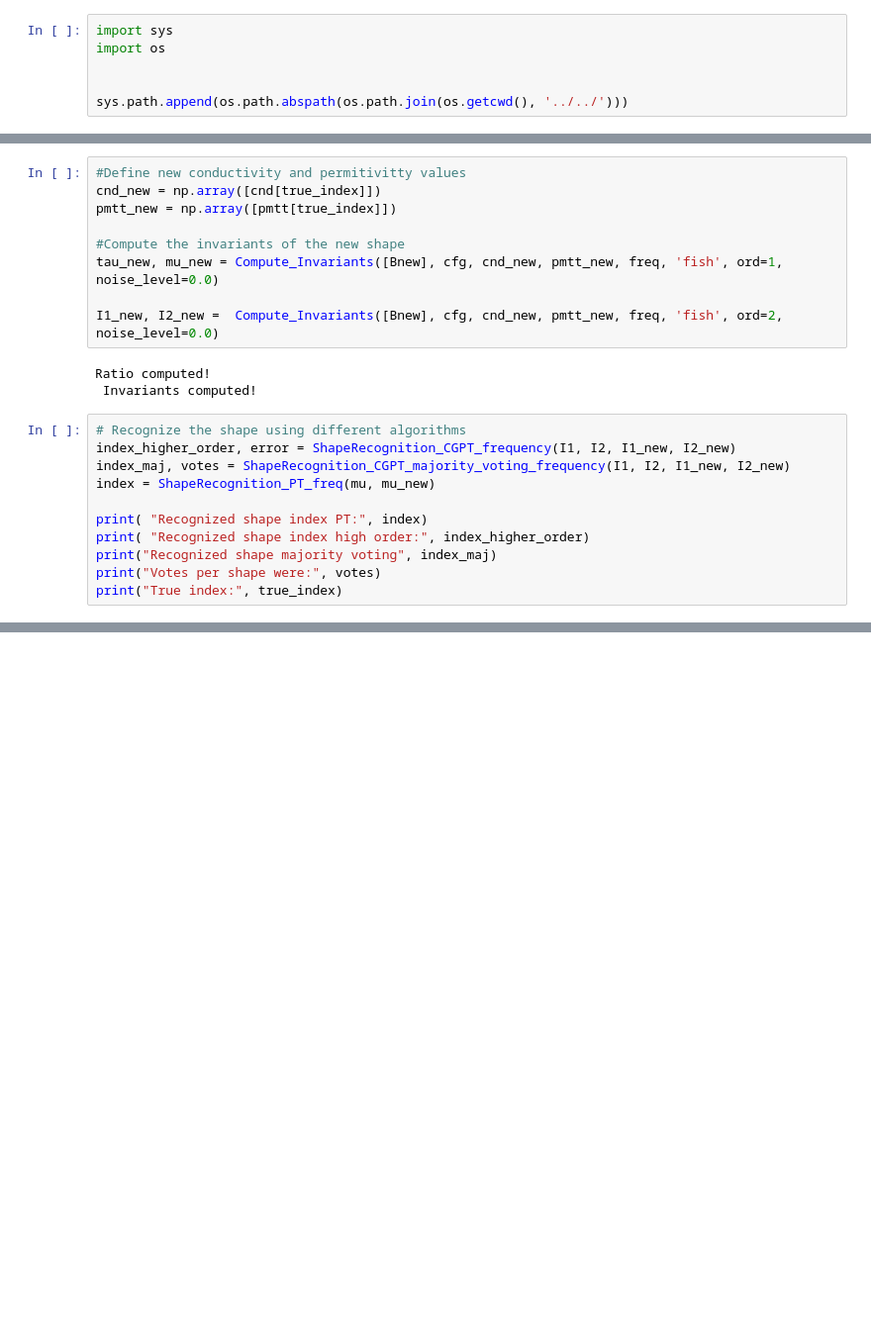
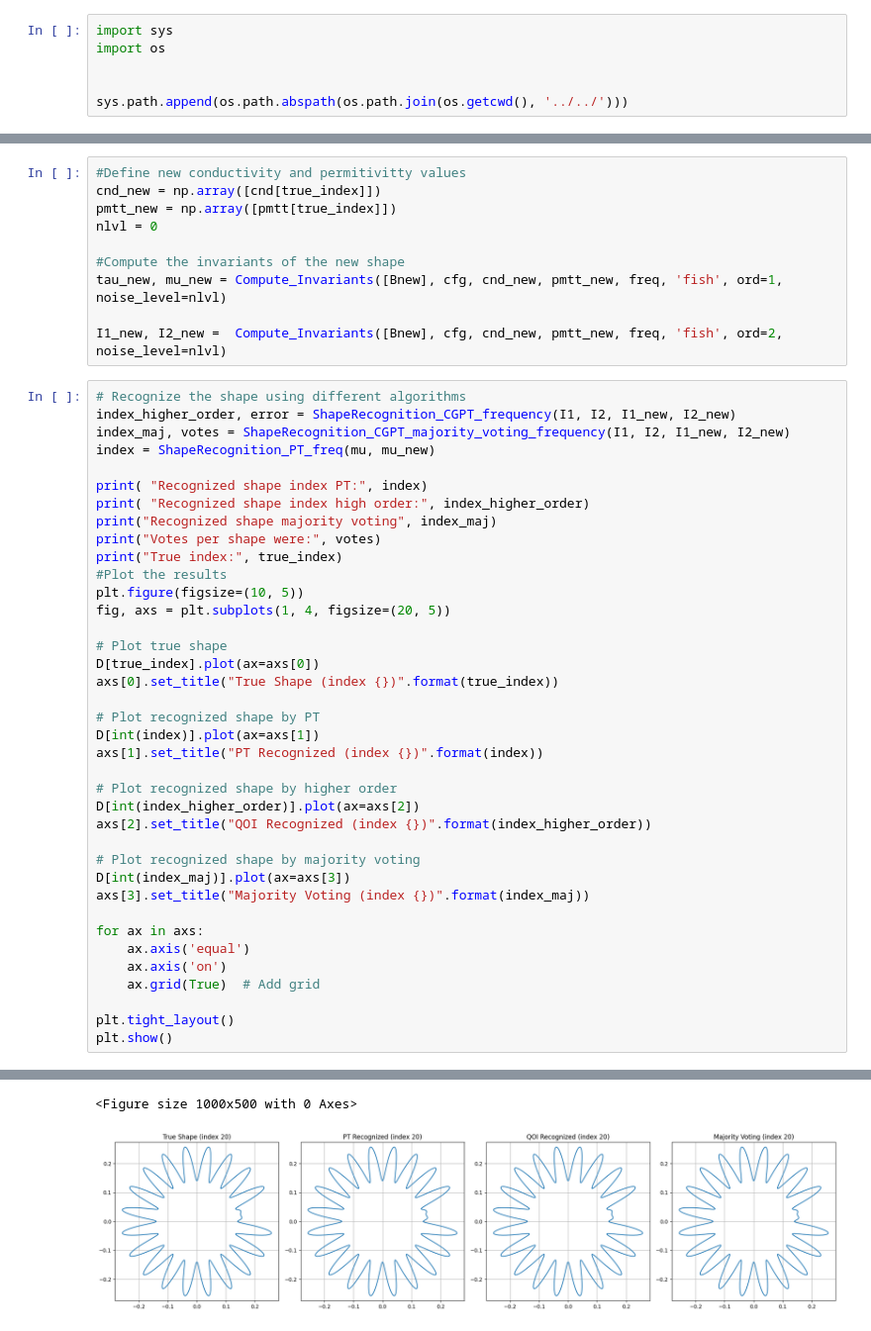
Before and after one commit to Ukechh/SIES_Python_version, a Jupyter notebook: demo/Electric_Fish/demo_shape_recognition_jupyter.ipynb, the cells around one changed output, grey strips where cells are left out. Shown at 99% size. Cells and saved outputs as stored; diff of their text form; blank space fills up the shorter version.

```diff
--- a/demo/Electric_Fish/demo_shape_recognition_jupyter.ipynb
+++ b/demo/Electric_Fish/demo_shape_recognition_jupyter.ipynb
@@ -106,14 +118,12 @@ plt.show()
 #Define new conductivity and permitivitty values
 cnd_new = np.array([cnd[true_index]])
 pmtt_new = np.array([pmtt[true_index]])
+nlvl = 0
 
 #Compute the invariants of the new shape
-tau_new, mu_new = Compute_Invariants([Bnew], cfg, cnd_new, pmtt_new, freq, 'fish', ord=1, noise_level=0.0)
+tau_new, mu_new = Compute_Invariants([Bnew], cfg, cnd_new, pmtt_new, freq, 'fish', ord=1, noise_level=nlvl)
 
-I1_new, I2_new =  Compute_Invariants([Bnew], cfg, cnd_new, pmtt_new, freq, 'fish', ord=2, noise_level=0.0)
+I1_new, I2_new =  Compute_Invariants([Bnew], cfg, cnd_new, pmtt_new, freq, 'fish', ord=2, noise_level=nlvl)
-# %% [output]
-Ratio computed!
- Invariants computed!
 # %%
 # Recognize the shape using different algorithms
 index_higher_order, error = ShapeRecognition_CGPT_frequency(I1, I2, I1_new, I2_new)
@@ -125,4 +135,31 @@ print( "Recognized shape index high order:", index_higher_order)
 print("Recognized shape majority voting", index_maj)
 print("Votes per shape were:", votes)
 print("True index:", true_index)
+#Plot the results
+plt.figure(figsize=(10, 5))
+fig, axs = plt.subplots(1, 4, figsize=(20, 5))
+
+# Plot true shape
+D[true_index].plot(ax=axs[0])
+axs[0].set_title("True Shape (index {})".format(true_index))
+
+# Plot recognized shape by PT
+D[int(index)].plot(ax=axs[1])
+axs[1].set_title("PT Recognized (index {})".format(index))
+
+# Plot recognized shape by higher order
+D[int(index_higher_order)].plot(ax=axs[2])
+axs[2].set_title("QOI Recognized (index {})".format(index_higher_order))
+
+# Plot recognized shape by majority voting
+D[int(index_maj)].plot(ax=axs[3])
+axs[3].set_title("Majority Voting (index {})".format(index_maj))
+
+for ax in axs:
+    ax.axis('equal')
+    ax.axis('on')
+    ax.grid(True)  # Add grid
+
+plt.tight_layout()
+plt.show()
 # %% [output]
@@ -135,0 +172,2 @@ True index: 5
+<Figure size 1000x500 with 0 Axes>
+[figure, added]
```
Also changed, not shown: parts of 11 cells of this notebook, 25 other files.
